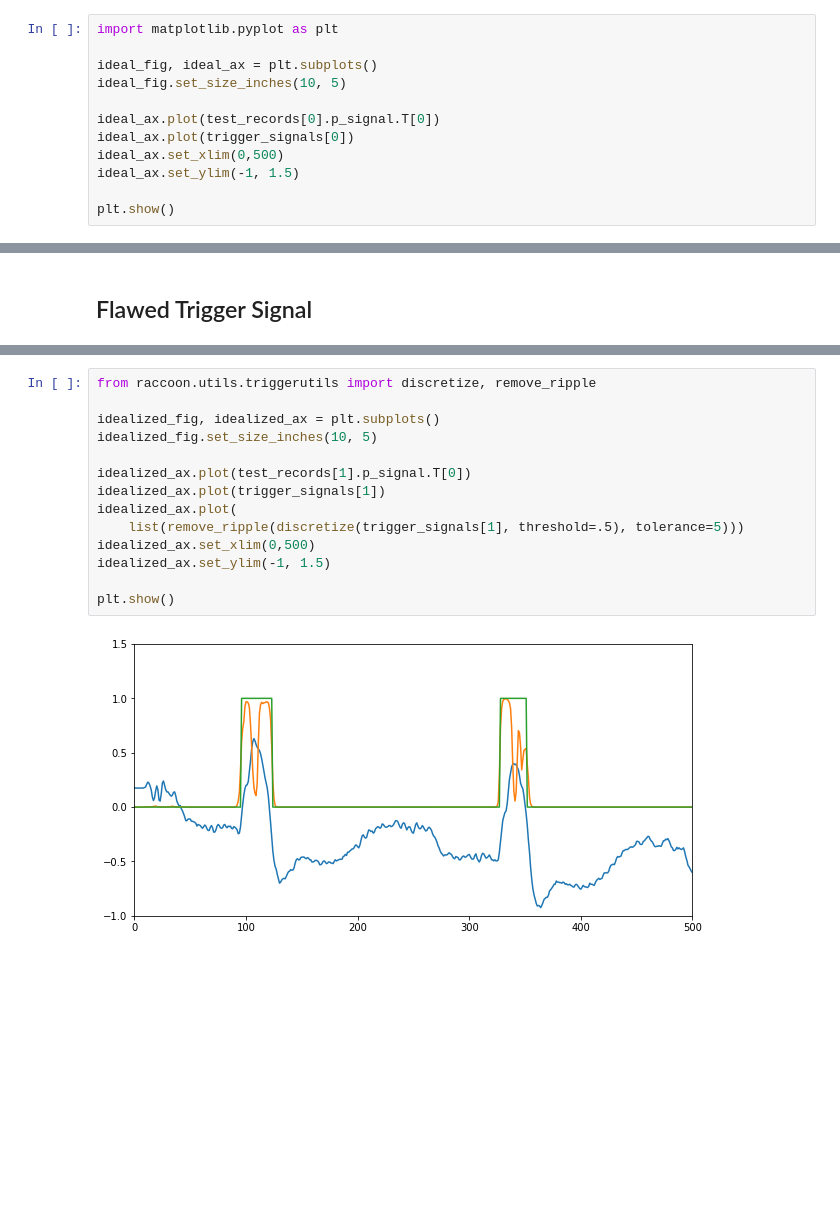
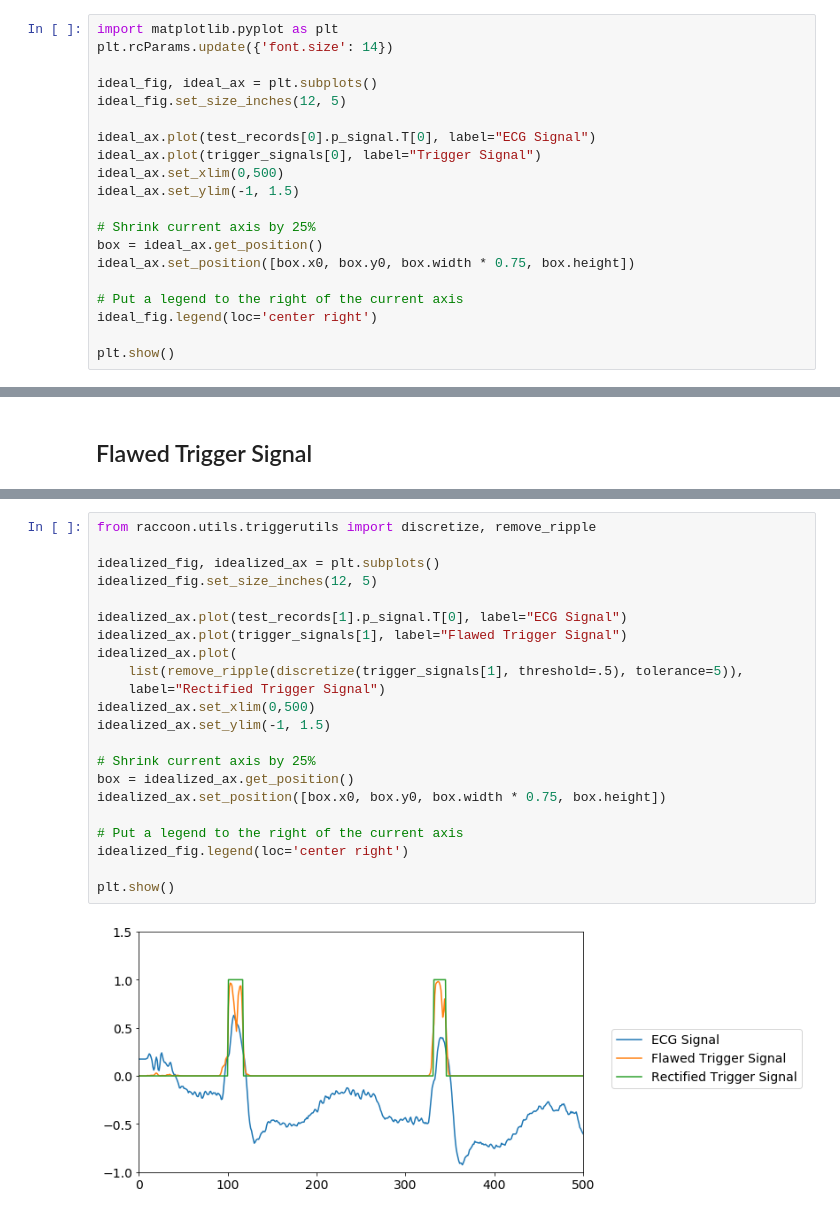
Before and after one commit to jchromik/qrs-certainty, a Jupyter notebook: notebooks/Postprocessing Figures.ipynb, the cells around one changed output, grey strips where cells are left out. Drawn from its saved outputs; the diff is of its cells as text; blank space fills up the shorter version.

```diff
--- a/notebooks/Postprocessing Figures.ipynb
+++ b/notebooks/Postprocessing Figures.ipynb
@@ -58,14 +58,22 @@ trigger_signals = detector.trigger_signals(test_records)
 ## (Nearly) Ideal Trigger Signal
 # %%
 import matplotlib.pyplot as plt
+plt.rcParams.update({'font.size': 14})
 
 ideal_fig, ideal_ax = plt.subplots()
-ideal_fig.set_size_inches(10, 5)
+ideal_fig.set_size_inches(12, 5)
 
-ideal_ax.plot(test_records[0].p_signal.T[0])
-ideal_ax.plot(trigger_signals[0])
+ideal_ax.plot(test_records[0].p_signal.T[0], label="ECG Signal")
+ideal_ax.plot(trigger_signals[0], label="Trigger Signal")
 ideal_ax.set_xlim(0,500)
 ideal_ax.set_ylim(-1, 1.5)
 
+# Shrink current axis by 25%
+box = ideal_ax.get_position()
+ideal_ax.set_position([box.x0, box.y0, box.width * 0.75, box.height])
+
+# Put a legend to the right of the current axis
+ideal_fig.legend(loc='center right')
+
 plt.show()
 # %% [output]
@@ -89,17 +104,25 @@ plt.show()
 # %%
 from raccoon.utils.triggerutils import discretize, remove_ripple
 
 idealized_fig, idealized_ax = plt.subplots()
-idealized_fig.set_size_inches(10, 5)
+idealized_fig.set_size_inches(12, 5)
 
-idealized_ax.plot(test_records[1].p_signal.T[0])
-idealized_ax.plot(trigger_signals[1])
+idealized_ax.plot(test_records[1].p_signal.T[0], label="ECG Signal")
+idealized_ax.plot(trigger_signals[1], label="Flawed Trigger Signal")
 idealized_ax.plot(
-    list(remove_ripple(discretize(trigger_signals[1], threshold=.5), tolerance=5)))
+    list(remove_ripple(discretize(trigger_signals[1], threshold=.5), tolerance=5)),
+    label="Rectified Trigger Signal")
 idealized_ax.set_xlim(0,500)
 idealized_ax.set_ylim(-1, 1.5)
 
+# Shrink current axis by 25%
+box = idealized_ax.get_position()
+idealized_ax.set_position([box.x0, box.y0, box.width * 0.75, box.height])
+
+# Put a legend to the right of the current axis
+idealized_fig.legend(loc='center right')
+
 plt.show()
 # %% [output]
-[figure, old version]
+[figure, new version]
 # %%
```
Also changed, not shown: parts of 5 cells of this notebook, 1 other file.
